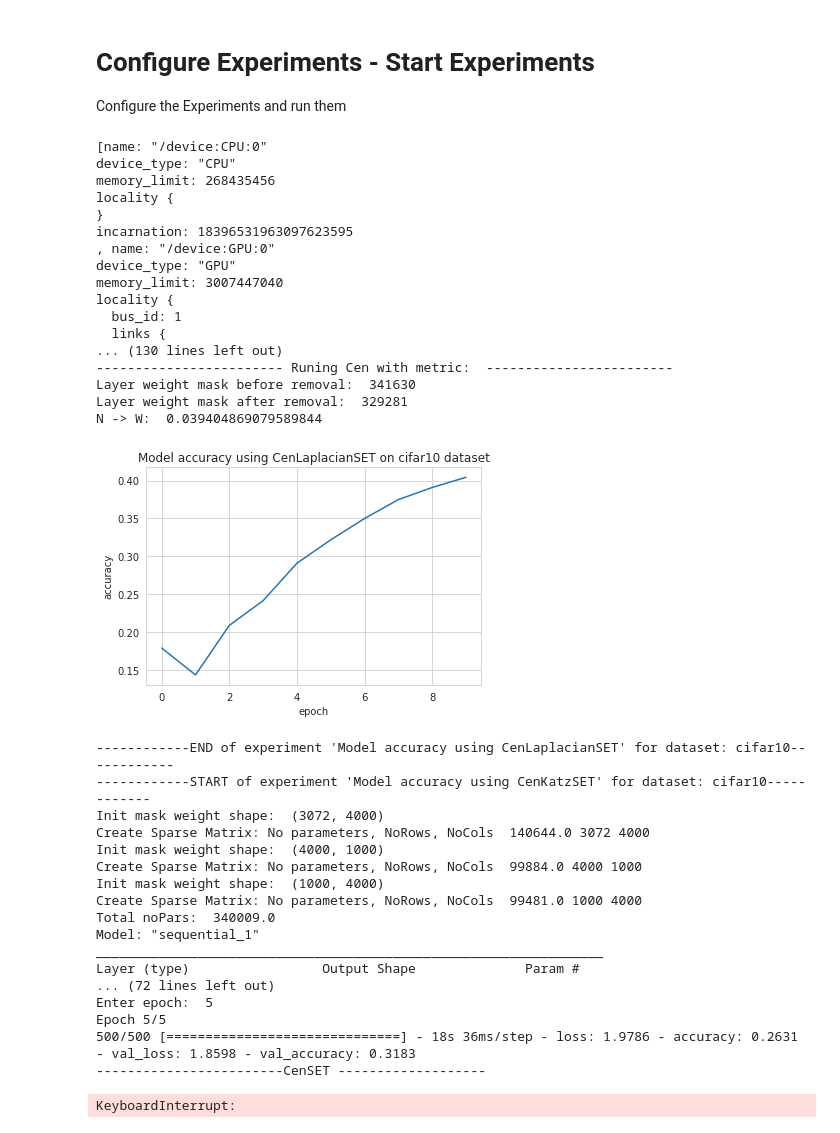
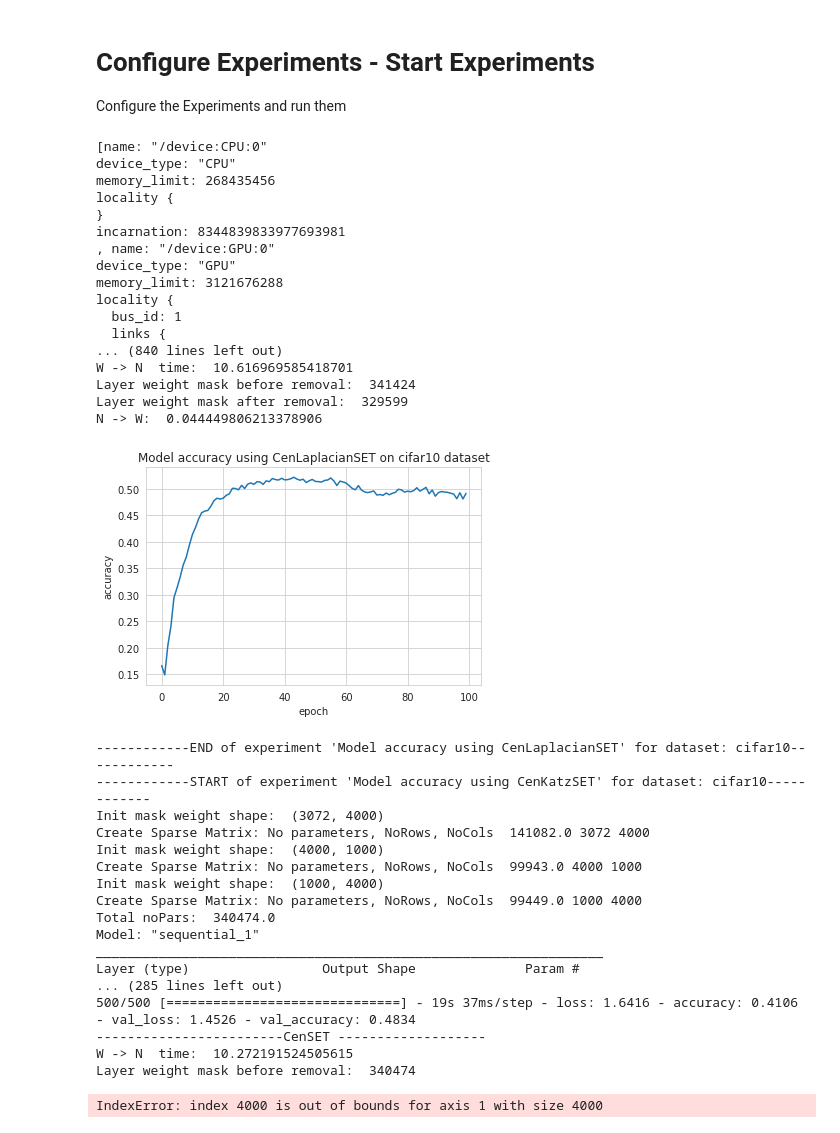
Before and after one commit to andrewjh9/CenBench, a Jupyter notebook: CenSET.ipynb, the cells around one changed output. Cells and saved outputs as stored; diff of their text form; code cells hidden in the pictures.

Commit message:
telling error that needs to be looked into

```diff
--- a/CenSET.ipynb
+++ b/CenSET.ipynb
@@ -248,12 +248,11 @@ class CenBench_MLP(CenBench_MLP):
     def rewireMask_CenSET(self, layer_weights, layer_weights_mask, noWeights):
 
         nkG = generate_NN_network([3072, 4000, 1000, 4000], layer_weights, layer_weights_mask)
-        #  NN before pruning
-        # nk.overview(nkG)
-        # def step(x):
-        #     return 1 * (x > 0)
+
 
         nodes_to_remove_with_score = find_nodes_lowest_centraility(nkG, int((self.zeta) * 3972), self.centrality_metric)
+        # If nodes to be removed starts a 0 and not 1
+        nkG.get
         nodes_to_remove = [i[0] for i in nodes_to_remove_with_score]
 
         rewiredWeights = generate_weight_masks_matrix_from_network([3072, 4000, 1000, 4000], nkG, layer_weights_mask, nodes_to_remove)
@@ -270,7 +269,6 @@ class CenBench_MLP(CenBench_MLP):
                 if (layer[i][j] == 0):
                     layer[i][j] = 1
                     nrAdd += 1
-
         return [rewiredWeights, weightMaskCore]
 # %% [markdown]
 ## Testing conversion
@@ -560,60 +558,60 @@ K.clear_session()
 print(device_lib.list_local_devices())
 print("Num GPUs Available: ", len(tf.config.list_physical_devices('GPU')))
 
 # Each index i represents an expeirment
 # datasets=[cifar10,cifar10,cifar10,cifar10] # fashion_mnist, cifar10 -- only supports cifar10 atm
 # maxepoches=[10, 10, 10, 10]
 # pruning_approachs=["CenSET","CenSET","CenSET","SET"]
 # centrality_metrics = ["laplacian", "katz","pagerank", None]
 # experiment_titles = ["Model accuracy using CenLaplacianSET","Model accuracy using CenKatzSET","Model accuracy using CenPagerankSET","Model accuracy using SET"]
 datasets=[cifar10,cifar10,cifar10,cifar10] # fashion_mnist, cifar10 -- only supports cifar10 atm
-maxepoches=[10, 100, 100, 100]
+maxepoches=[100, 100, 100, 100]
 pruning_approachs=["CenSET","CenSET","CenSET","SET"]
 centrality_metrics = ["laplacian", "katz","pagerank", None]
 experiment_titles = ["Model accuracy using CenLaplacianSET","Model accuracy using CenKatzSET","Model accuracy using CenPagerankSET","Model accuracy using SET"]
 # centrality_metrics=[None]
 # datasets=[cifar10] # fashion_mnist, cifar10 -- only supports cifar10 atm
 # maxepoches=[5]
 # pruning_approachs=["SET"]
 # experiment_titles = ["Model accuracy using SET",]
 run_experiments(datasets,maxepoches, pruning_approachs ,experiment_titles, centrality_metrics)
 # %% [output]
 [name: "/device:CPU:0"
 device_type: "CPU"
 memory_limit: 268435456
 locality {
 }
-incarnation: 18396531963097623595
+incarnation: 8344839833977693981
 , name: "/device:GPU:0"
 device_type: "GPU"
-memory_limit: 3007447040
+memory_limit: 3121676288
 locality {
   bus_id: 1
   links {
-... (130 lines left out)
------------------------- Runing Cen with metric:  ------------------------
-Layer weight mask before removal:  341630
-Layer weight mask after removal:  329281
-N -> W:  0.039404869079589844
+... (840 lines left out)
+W -> N  time:  10.616969585418701
+Layer weight mask before removal:  341424
+Layer weight mask after removal:  329599
+N -> W:  0.044449806213378906
-[figure, old version]
+[figure, new version]
 ------------END of experiment 'Model accuracy using CenLaplacianSET' for dataset: cifar10------------
 ------------START of experiment 'Model accuracy using CenKatzSET' for dataset: cifar10------------
 Init mask weight shape:  (3072, 4000)
-Create Sparse Matrix: No parameters, NoRows, NoCols  140644.0 3072 4000
+Create Sparse Matrix: No parameters, NoRows, NoCols  141082.0 3072 4000
 Init mask weight shape:  (4000, 1000)
-Create Sparse Matrix: No parameters, NoRows, NoCols  99884.0 4000 1000
+Create Sparse Matrix: No parameters, NoRows, NoCols  99943.0 4000 1000
 Init mask weight shape:  (1000, 4000)
-Create Sparse Matrix: No parameters, NoRows, NoCols  99481.0 1000 4000
-Total noPars:  340009.0
+Create Sparse Matrix: No parameters, NoRows, NoCols  99449.0 1000 4000
+Total noPars:  340474.0
 Model: "sequential_1"
 _________________________________________________________________
 Layer (type)                 Output Shape              Param #
-... (72 lines left out)
-Enter epoch:  5
-Epoch 5/5
-500/500 [==============================] - 18s 36ms/step - loss: 1.9786 - accuracy: 0.2631 - val_loss: 1.8598 - val_accuracy: 0.3183
+... (285 lines left out)
+500/500 [==============================] - 19s 37ms/step - loss: 1.6416 - accuracy: 0.4106 - val_loss: 1.4526 - val_accuracy: 0.4834
 ------------------------CenSET -------------------
+W -> N  time:  10.272191524505615
+Layer weight mask before removal:  340474
-KeyboardInterrupt:
+IndexError: index 4000 is out of bounds for axis 1 with size 4000
 # %% [markdown]
 
 
```
Also changed, not shown: parts of 1 cell of this notebook, 3 other files.
